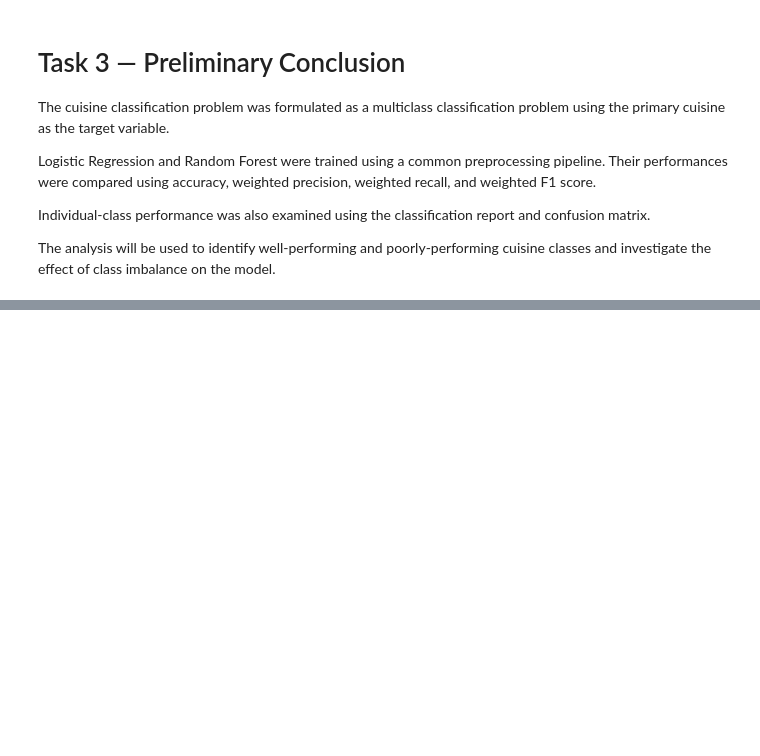
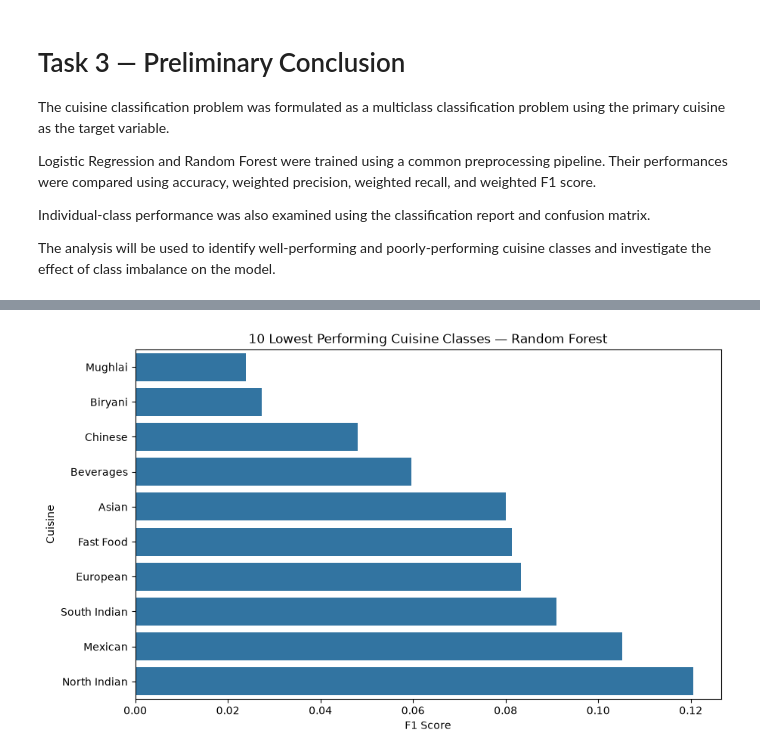
Before and after one commit to aniketsatav/cognifyz-machine-learning-internship, a Jupyter notebook: notebooks/04_Task3_Cuisine_Classification.ipynb, the cells around one changed output, grey strips where cells are left out. Cells and saved outputs as stored; diff of their text form; code cells hidden in the pictures; blank space fills up the shorter version.

Commit message:
Analyze and finalize cuisine classification

```diff
--- a/notebooks/04_Task3_Cuisine_Classification.ipynb
+++ b/notebooks/04_Task3_Cuisine_Classification.ipynb
@@ -1245,0 +1292,7 @@ of class imbalance on the model.
+# %%
+predictions = {
+    "Logistic Regression": logistic_pred,
+    "Random Forest": random_forest_pred
+}
+
+best_predictions = predictions[best_model_name]
@@ -1245,0 +1336,6 @@ of class imbalance on the model.
+# %%
+class_report = final_report_df[
+    ~final_report_df.index.isin(
+        ["accuracy", "macro avg", "weighted avg"]
+    )
+].copy()
@@ -1245,0 +1361,7 @@ of class imbalance on the model.
+# %%
+worst_cuisines = class_report.sort_values(
+    by="f1-score",
+    ascending=True
+).head(10)
+
+worst_cuisines
@@ -1245,0 +1380,25 @@ of class imbalance on the model.
+# %%
+plt.figure(figsize=(10, 6))
+
+sns.barplot(
+    data=worst_cuisines,
+    x="f1-score",
+    y=worst_cuisines.index
+)
+
+plt.title(
+    f"10 Lowest Performing Cuisine Classes — {best_model_name}"
+)
+plt.xlabel("F1 Score")
+plt.ylabel("Cuisine")
+
+plt.savefig(
+    "../outputs/figures/task3_lowest_performing_cuisines.png",
+    bbox_inches="tight",
+    dpi=300
+)
+
+plt.show()
+plt.close()
+# %% [output]
+[figure, added]
```
Also changed, not shown: parts of 39 cells of this notebook, 8 other files.
